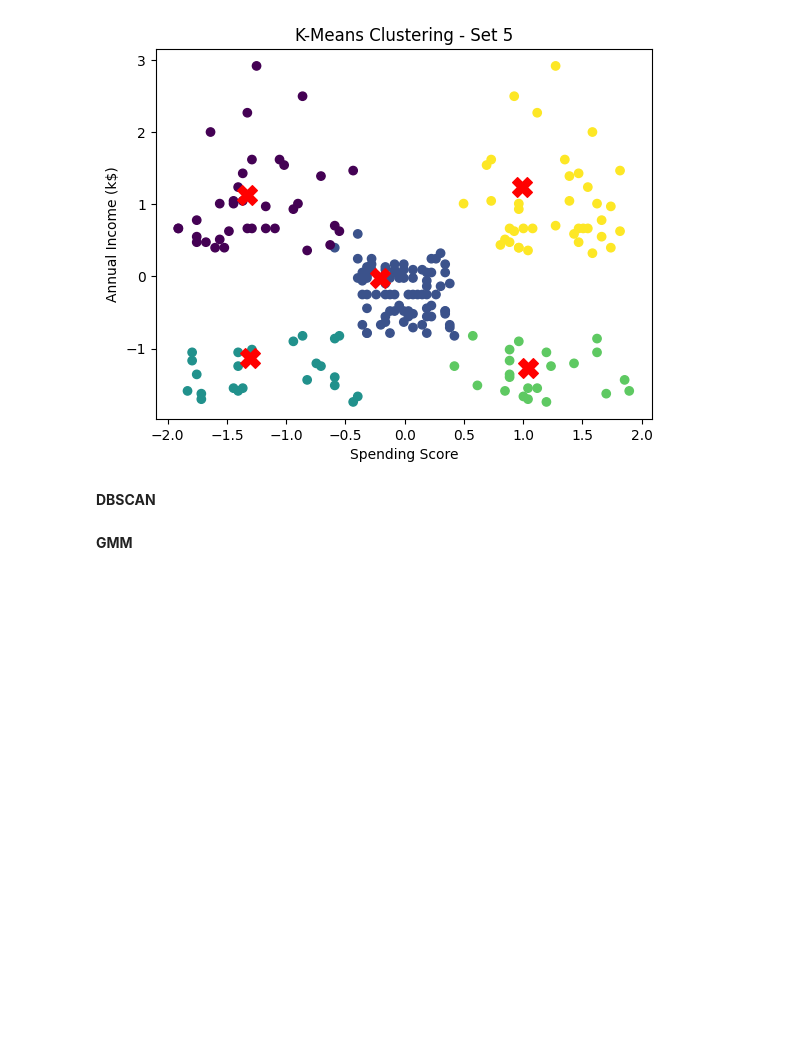
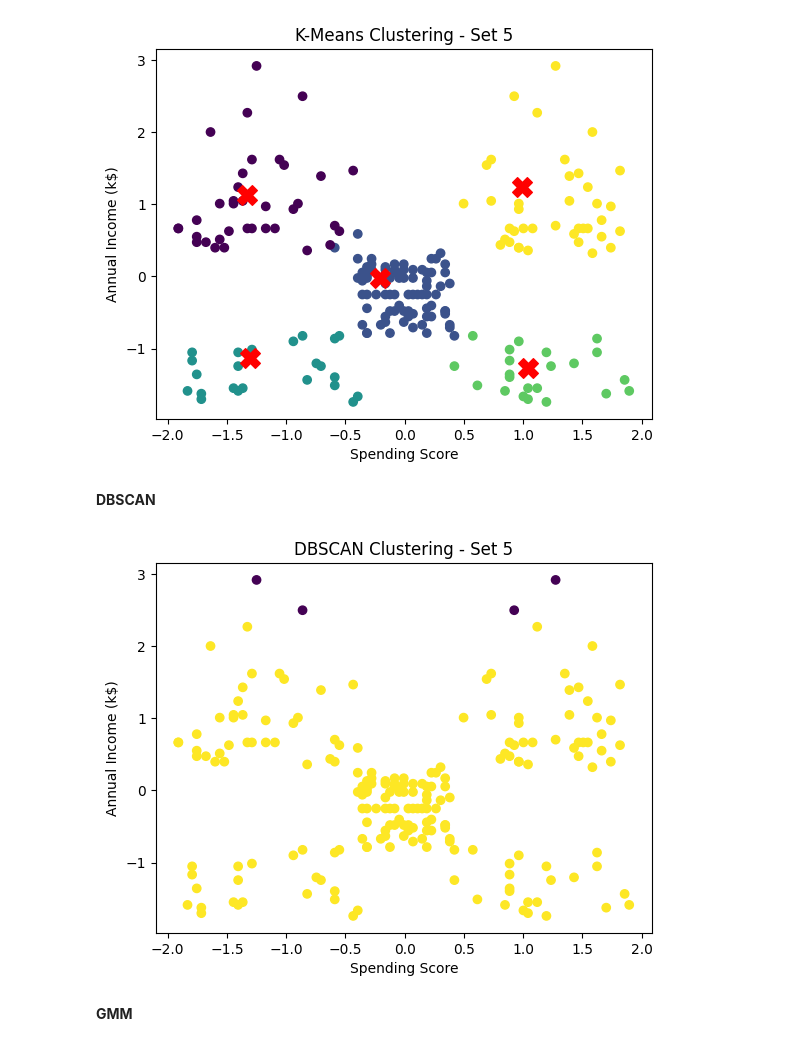
Before and after one commit to catherinehelenna/Market-Basket-Analysis, a Jupyter notebook: modeling.ipynb, the cells around one changed output. Drawn from its saved outputs; the diff is of its cells as text; code cells hidden in the pictures; blank space fills up the shorter version.

```diff
--- a/modeling.ipynb
+++ b/modeling.ipynb
@@ -859,6 +907,22 @@ plt.show()
 [figure]
 # %% [markdown]
 **DBSCAN**
+# %%
+# model setup
+dbscan_5 = DBSCAN(min_samples=7,eps=0.7)
+dbscan_5.fit(transformed_df_5)
+
+# label output
+dbscan_labels_5 = dbscan_5.labels_
+
+# Plotting the results for DBSCAN
+plt.scatter(transformed_df_5['spending_score_1-100'], transformed_df_5['annual_income_k$'], c=dbscan_labels_5, cmap='viridis')
+plt.title('DBSCAN Clustering - Set 5')
+plt.xlabel('Spending Score')
+plt.ylabel('Annual Income (k$)')
+plt.show()
+# %% [output]
+[figure, added]
 # %% [markdown]
 **GMM**
 # %%
```
Also changed, not shown: parts of 16 cells of this notebook.
